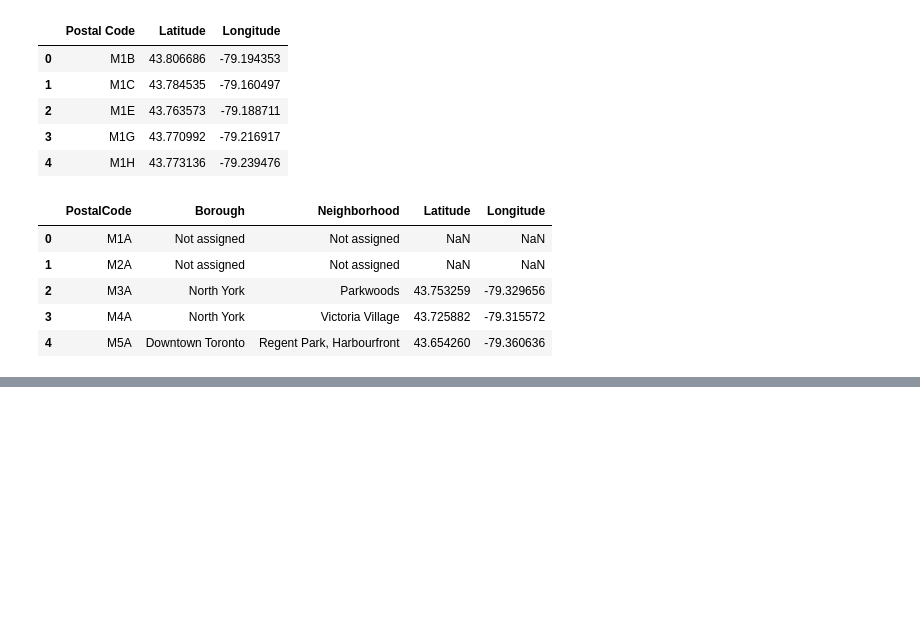
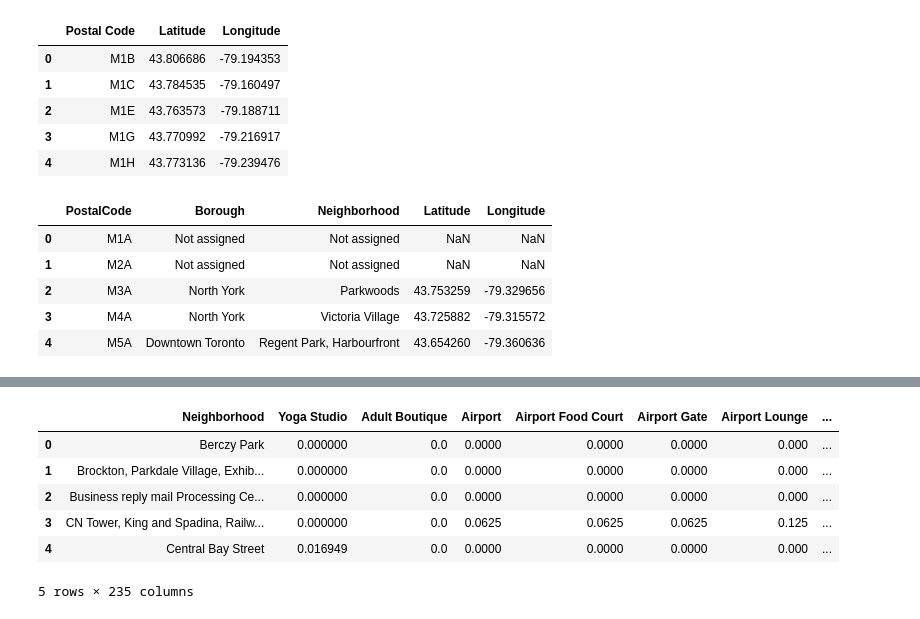
Before and after one commit to KaterinaJ/Coursera_Capstone, a Jupyter notebook: Segmenting and Clustering Neighborhoods.ipynb, the cells around one changed output, grey strips where cells are left out. Saved outputs shown, nothing was run; the diff lists cells and outputs as text; code cells hidden in the pictures; blank space fills up the shorter version.

```diff
--- a/Segmenting and Clustering Neighborhoods.ipynb
+++ b/Segmenting and Clustering Neighborhoods.ipynb
@@ -131,0 +318,6 @@ df_toronto.head()
+# %%
+toronto1_venues = getNearbyVenues(names=df_toronto1['Neighborhood'],
+                                   latitudes=df_toronto1['Latitude'],
+                                   longitudes=df_toronto1['Longitude']
+                                  )
+toronto1_venues.head()
@@ -131,0 +336,6 @@ df_toronto.head()
+# %%
+toronto1_onehot = pd.get_dummies(toronto1_venues[['Venue Category']], prefix="", prefix_sep="")
+toronto1_onehot['Neighborhood'] = toronto1_venues['Neighborhood']
+fixed_columns = [toronto1_onehot.columns[-1]] + list(toronto1_onehot.columns[:-1])
+toronto1_onehot = toronto1_onehot[fixed_columns]
+toronto1_onehot.head()
@@ -131,0 +350,11 @@ df_toronto.head()
+# %%
+toronto1_grouped = toronto1_onehot.groupby('Neighborhood').mean().reset_index()
+toronto1_grouped.head()
+# %% [output]
+|  | Neighborhood | Yoga Studio | Adult Boutique | Airport | Airport Food Court | Airport Gate | Airport Lounge | ... |
+| 0 | Berczy Park | 0.000000 | 0.0 | 0.0000 | 0.0000 | 0.0000 | 0.000 | ... |
+| 1 | Brockton, Parkdale Village, Exhib... | 0.000000 | 0.0 | 0.0000 | 0.0000 | 0.0000 | 0.000 | ... |
+| 2 | Business reply mail Processing Ce... | 0.000000 | 0.0 | 0.0000 | 0.0000 | 0.0000 | 0.000 | ... |
+| 3 | CN Tower, King and Spadina, Railw... | 0.000000 | 0.0 | 0.0625 | 0.0625 | 0.0625 | 0.125 | ... |
+| 4 | Central Bay Street | 0.016949 | 0.0 | 0.0000 | 0.0000 | 0.0000 | 0.000 | ... |
+5 rows × 235 columns
```
Also changed, not shown: parts of 26 cells of this notebook.
